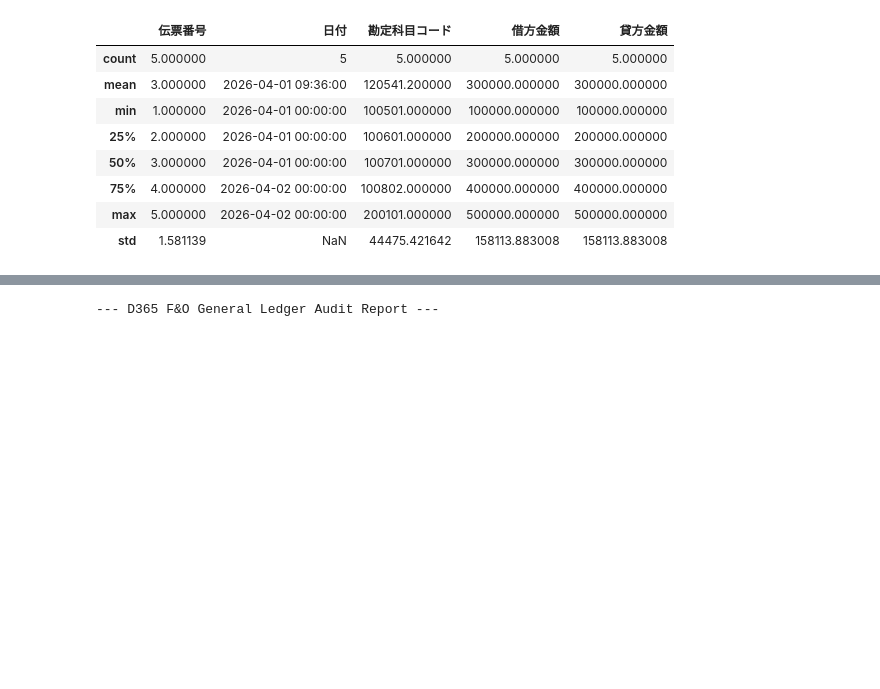
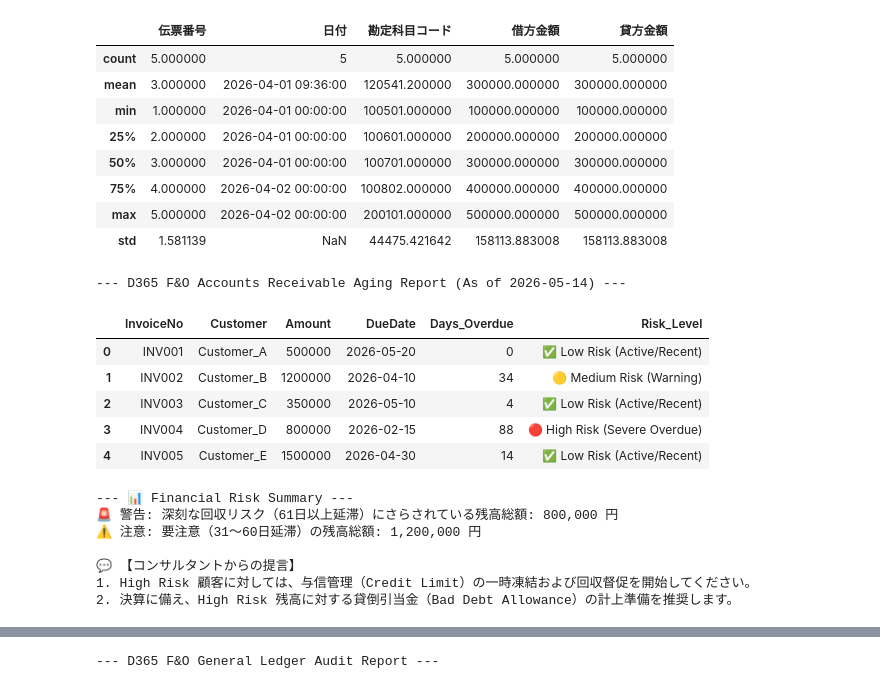
Before and after one commit to KojiKaiwa/D365-Finance-Automation, a Jupyter notebook: D365_Data_Processing.ipynb, the cells around one changed output, grey strips where cells are left out. Saved outputs shown, nothing was run; the diff lists cells and outputs as text; code cells hidden in the pictures; blank space fills up the shorter version.

```diff
--- a/D365_Data_Processing.ipynb
+++ b/D365_Data_Processing.ipynb
@@ -31,3 +31,68 @@ display(df.describe())
 | 75% | 4.000000 | 2026-04-02 00:00:00 | 100802.000000 | 400000.000000 | 400000.000000 |
 | max | 5.000000 | 2026-04-02 00:00:00 | 200101.000000 | 500000.000000 | 500000.000000 |
 | std | 1.581139 | NaN | 44475.421642 | 158113.883008 | 158113.883008 |
+# %%
+import pandas as pd
+from datetime import datetime
+
+# 1. D365 F&O から取得した想定の売掛金データ
+ar_data = {
+    'InvoiceNo': ['INV001', 'INV002', 'INV003', 'INV004', 'INV005'],
+    'Customer': ['Customer_A', 'Customer_B', 'Customer_C', 'Customer_D', 'Customer_E'],
+    'Amount': [500000, 1200000, 350000, 800000, 1500000],
+    'DueDate': ['2026-05-20', '2026-04-10', '2026-05-10', '2026-02-15', '2026-04-30']
+}
+df_ar = pd.DataFrame(ar_data)
+df_ar['DueDate'] = pd.to_datetime(df_ar['DueDate'])
+
+# 2. 実行日（本日）を基準に延滞日数を計算
+# 前回の学びを活かし、本日（2026-05-14）を動的に設定して引き算します
+current_date = pd.to_datetime('2026-05-14')
+
+df_ar['Days_Overdue'] = (current_date - df_ar['DueDate']).dt.days
+
+# 支払期日前（マイナス値）の場合は延滞日数を0にする処理
+df_ar['Days_Overdue'] = df_ar['Days_Overdue'].apply(lambda x: x if x > 0 else 0)
+
+# 3. エイジング・リスク判定ロジック
+def judge_ar_risk(days):
+    if days >= 61:
+        return "🔴 High Risk (Severe Overdue)"
+    elif days >= 31:
+        return "🟡 Medium Risk (Warning)"
+    else:
+        return "✅ Low Risk (Active/Recent)"
+
+df_ar['Risk_Level'] = df_ar['Days_Overdue'].apply(judge_ar_risk)
+
+print(f"--- D365 F&O Accounts Receivable Aging Report (As of {current_date.date()}) ---")
+display(df_ar)
+
+# 4. Functional Consultant としての回収リスク総額の要約
+high_risk_total = df_ar[df_ar['Risk_Level'].str.contains('High')]['Amount'].sum()
+medium_risk_total = df_ar[df_ar['Risk_Level'].str.contains('Medium')]['Amount'].sum()
+
+print("\n--- 📊 Financial Risk Summary ---")
+if high_risk_total > 0 or medium_risk_total > 0:
+    print(f"🚨 警告: 深刻な回収リスク（61日以上延滞）にさらされている残高総額: {high_risk_total:,} 円")
+    print(f"⚠️ 注意: 要注意（31〜60日延滞）の残高総額: {medium_risk_total:,} 円")
+    print("\n💬 【コンサルタントからの提言】")
+    print("1. High Risk 顧客に対しては、与信管理（Credit Limit）の一時凍結および回収督促を開始してください。")
+    print("2. 決算に備え、High Risk 残高に対する貸倒引当金（Bad Debt Allowance）の計上準備を推奨します。")
+else:
+    print("✅ すべての売掛金は健全な回収サイクルを維持しています。")
+# %% [output]
+--- D365 F&O Accounts Receivable Aging Report (As of 2026-05-14) ---
+|  | InvoiceNo | Customer | Amount | DueDate | Days_Overdue | Risk_Level |
+| 0 | INV001 | Customer_A | 500000 | 2026-05-20 | 0 | ✅ Low Risk (Active/Recent) |
+| 1 | INV002 | Customer_B | 1200000 | 2026-04-10 | 34 | 🟡 Medium Risk (Warning) |
+| 2 | INV003 | Customer_C | 350000 | 2026-05-10 | 4 | ✅ Low Risk (Active/Recent) |
+| 3 | INV004 | Customer_D | 800000 | 2026-02-15 | 88 | 🔴 High Risk (Severe Overdue) |
+| 4 | INV005 | Customer_E | 1500000 | 2026-04-30 | 14 | ✅ Low Risk (Active/Recent) |
+--- 📊 Financial Risk Summary ---
+🚨 警告: 深刻な回収リスク（61日以上延滞）にさらされている残高総額: 800,000 円
+⚠️ 注意: 要注意（31〜60日延滞）の残高総額: 1,200,000 円
+
+💬 【コンサルタントからの提言】
+1. High Risk 顧客に対しては、与信管理（Credit Limit）の一時凍結および回収督促を開始してください。
+2. 決算に備え、High Risk 残高に対する貸倒引当金（Bad Debt Allowance）の計上準備を推奨します。
```
Also changed, not shown: parts of 1 cell of this notebook.
